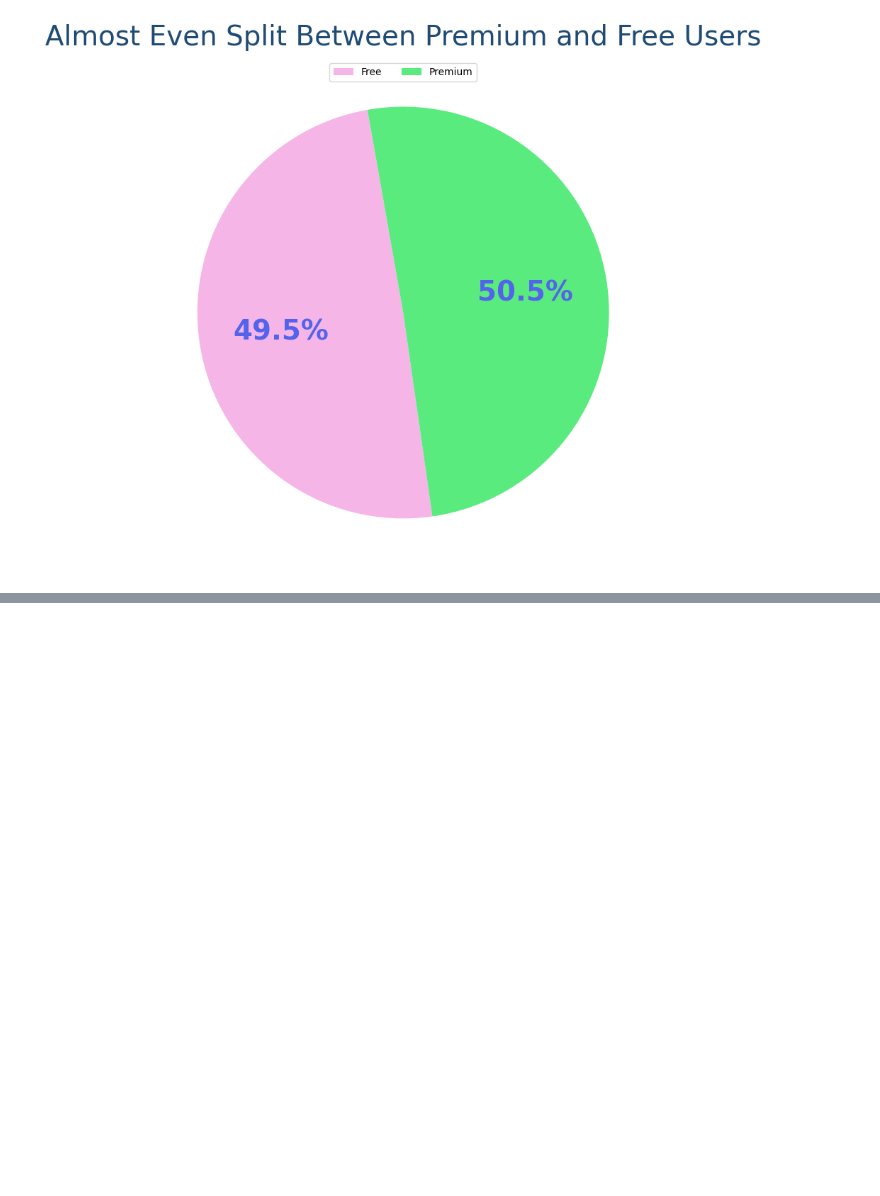
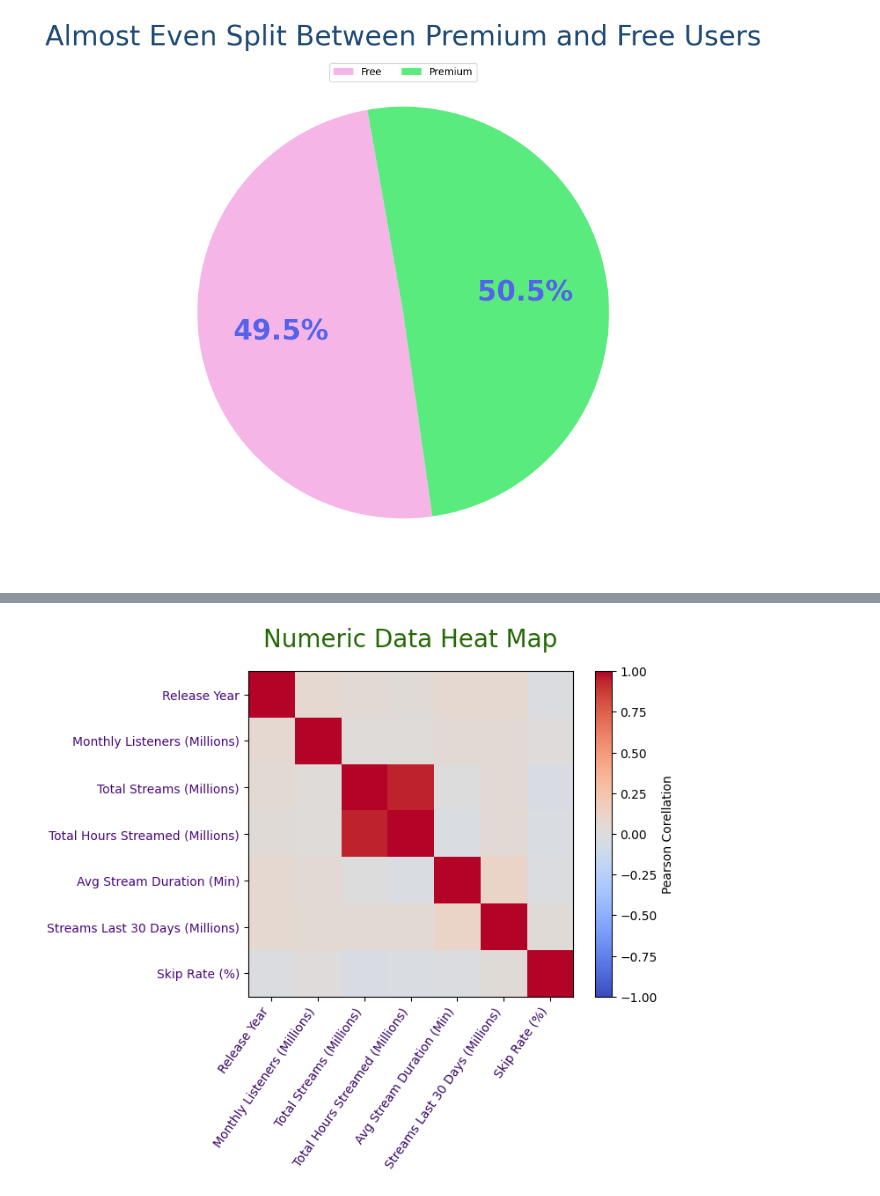
Before and after one commit to JessicaLindsey5514/learning_plots_jessicalindsey, a Jupyter notebook: notebooks/plots_tutorial.ipynb, the cells around one changed output, grey strips where cells are left out. Saved outputs shown, nothing was run; the diff lists cells and outputs as text; code cells hidden in the pictures; blank space fills up the shorter version.

```diff
--- a/notebooks/plots_tutorial.ipynb
+++ b/notebooks/plots_tutorial.ipynb
@@ -349,0 +412,16 @@ plt.show()
+# %%
+numeric_spotify_df = spotify_df.select_dtypes(include=[np.number])
+corr = numeric_spotify_df.corr()
+
+im = plt.imshow(corr, vmin=-1, vmax=1, cmap="coolwarm")
+plt.colorbar(im, label= "Pearson Corellation")
+
+
+plt.xticks(range(len(corr.columns)), corr.columns, rotation= 55, ha="right", color= "#360663")
+plt.yticks(range(len(corr.columns)), corr.columns, color="#48097c")
+plt.title("Numeric Data Heat Map", fontsize=20, pad=20, color= "#256905")
+
+plt.savefig('../plots/numeric_heatmap.png')
+plt.show()
+# %% [output]
+[figure, added]
```
Also changed, not shown: parts of 8 cells of this notebook, 9 other files.
